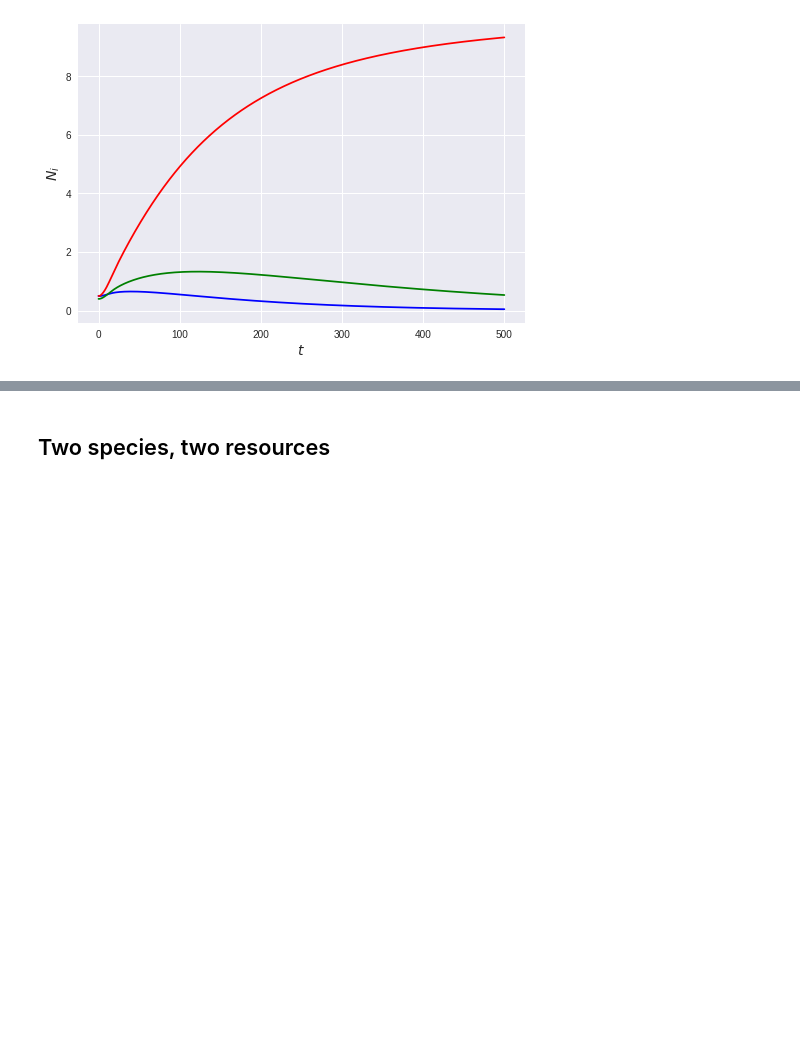
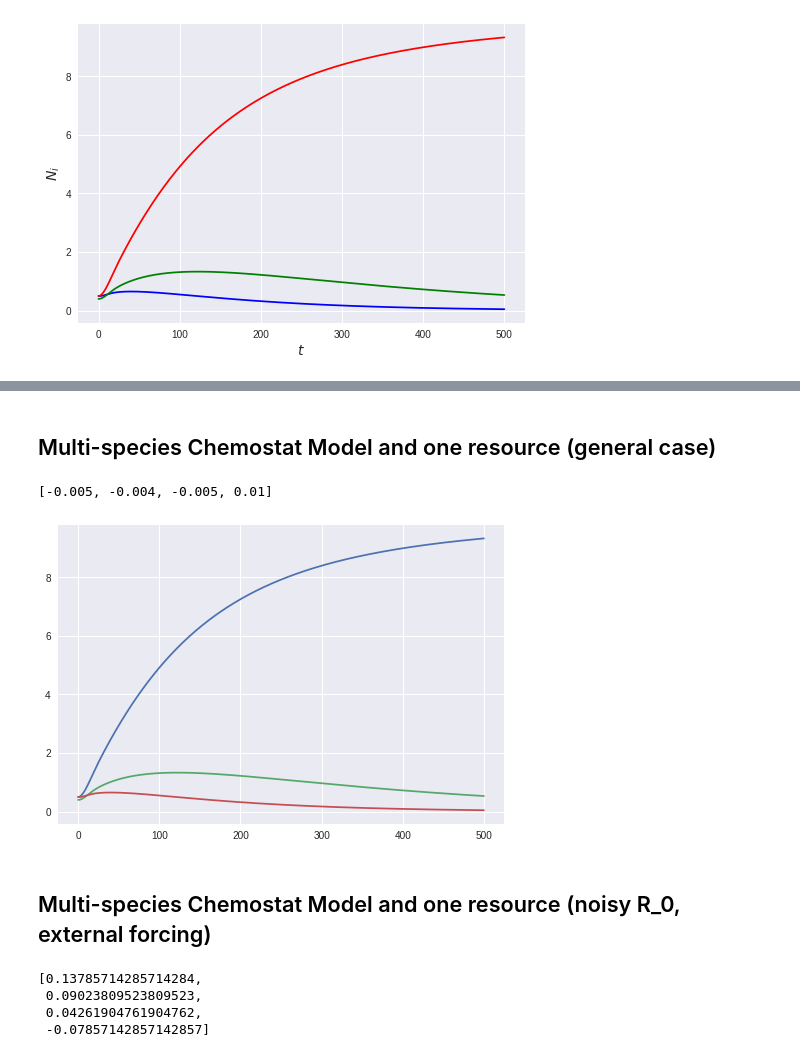
Before and after one commit to denisecammarota/qbio2021, a Jupyter notebook: Chemostat_Model.ipynb, the cells around one changed output, grey strips where cells are left out. Saved outputs shown, nothing was run; the diff lists cells and outputs as text; code cells hidden in the pictures; blank space fills up the shorter version.

```diff
--- a/Chemostat_Model.ipynb
+++ b/Chemostat_Model.ipynb
@@ -286,2 +180,35 @@ TypeError: ignored
-# %% [markdown]
-## Two species, two resources
+# %% [markdown]
+## Multi-species Chemostat Model and one resource (general case)
+# %%
+def chemostat_model(y,t,b_i,k_i,R_0,D,c_i,m_i):
+  N_i,R = y[:-1],y[-1] #N array, R single number
+  N_i = np.array(N_i)
+  R = np.array(R)
+  mu_i = b_i*R/(k_i+R)
+  dRdt = D*(R_0 - R) - np.sum(c_i*mu_i*N_i)
+  dN_idt = N_i*(mu_i - m_i)
+  return list(dN_idt)+[dRdt]
+# %%
+b_i = np.array([0.3,0.2,0.1])
+k_i = np.array([0.1,0.1,0.1])
+R_0 = 1
+D = 0.01
+c_i = np.array([0.1,0.1,0.1])
+m_i = np.array([0.01,0.01,0.01])
+N_i = [0.5,0.4,0.5]
+R_i = [0]
+y0 = N_i + R_i
+t = 0
+chemostat_model(y0,t,b_i,k_i,R_0,D,c_i,m_i)
+# %% [output]
+[-0.005, -0.004, -0.005, 0.01]
+# %%
+t = np.linspace(0,500,500)
+result = odeint(chemostat_model, y0, t, args=(b_i,k_i,R_0,D,c_i,m_i))
+# %%
+plt.plot(t,result[:,:-1])
+plt.show()
+# %% [output]
+[figure, added]
+# %% [markdown]
+## Multi-species Chemostat Model and one resource (noisy R_0, external forcing)
@@ -287,0 +229,18 @@ TypeError: ignored
+# %%
+b_i = np.array([0.3,0.2,0.1])
+k_i = np.array([0.1,0.1,0.1])
+R_0 = 0.5
+D = 0.1
+c_i = np.array([0.1,0.1,0.1])
+m_i = np.array([0.01,0.01,0.01])
+N_i = [0.5,0.5,0.5]
+R_i = [2]
+y0 = N_i + R_i
+t = 0
+omega = 0.01
+chemostat_model_cos(y0,t,b_i,k_i,R_0,D,c_i,m_i)
+# %% [output]
+[0.13785714285714284,
+ 0.09023809523809523,
+ 0.04261904761904762,
+ -0.07857142857142857]
```
Also changed, not shown: parts of 8 cells of this notebook.
